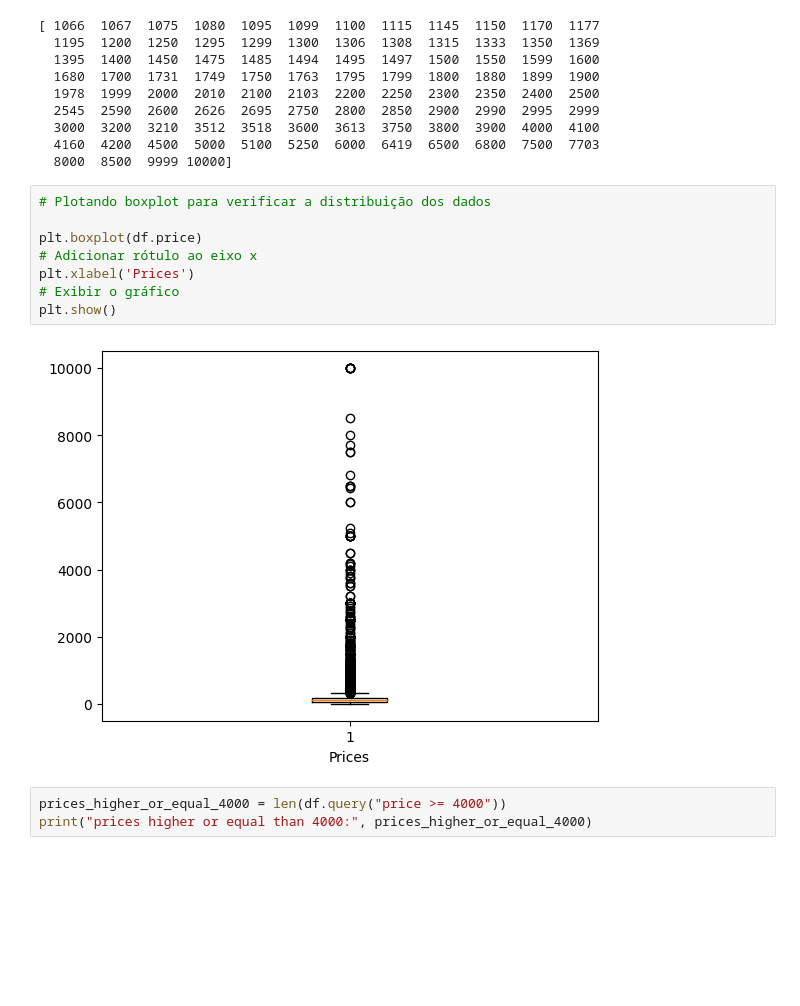
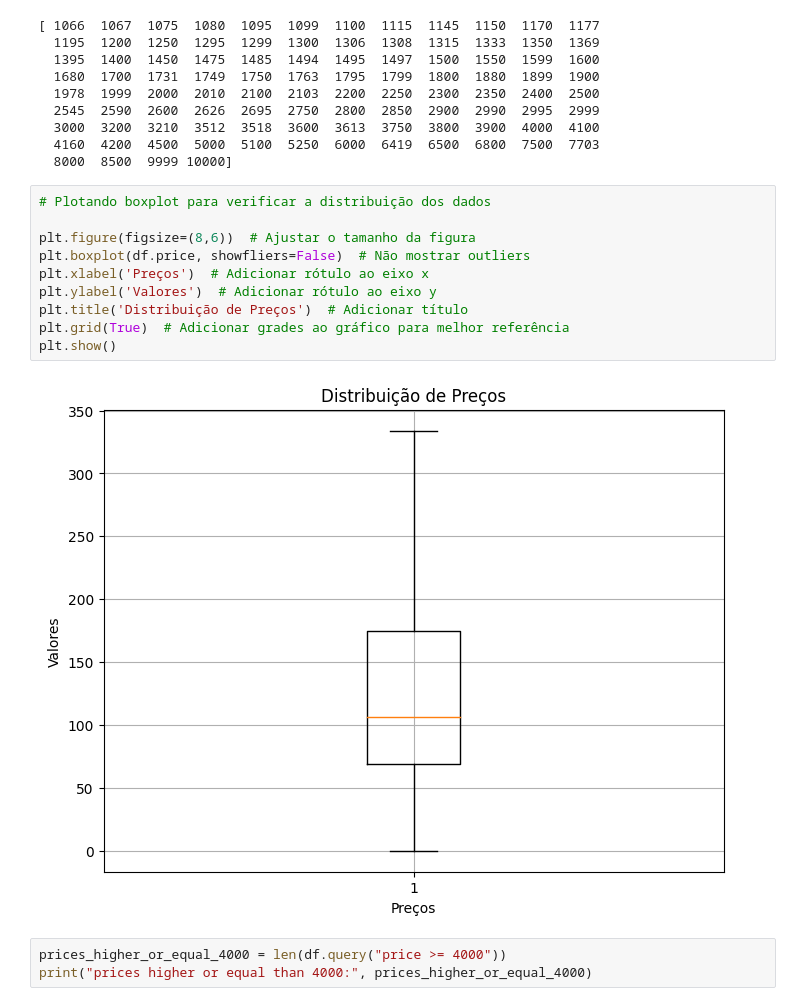
Before and after one commit to olucascruz/analise_exploratoria, a Jupyter notebook: analise_precificacao.ipynb, the cells around one changed output. Cells and saved outputs as stored; diff of their text form; blank space fills up the shorter version.

```diff
--- a/analise_precificacao.ipynb
+++ b/analise_precificacao.ipynb
@@ -116,13 +135,15 @@ print(bigger_prices)
 # %%
 # Plotando boxplot para verificar a distribuição dos dados
 
-plt.boxplot(df.price)
-# Adicionar rótulo ao eixo x
-plt.xlabel('Prices')
-# Exibir o gráfico
+plt.figure(figsize=(8,6))  # Ajustar o tamanho da figura
+plt.boxplot(df.price, showfliers=False)  # Não mostrar outliers
+plt.xlabel('Preços')  # Adicionar rótulo ao eixo x
+plt.ylabel('Valores')  # Adicionar rótulo ao eixo y
+plt.title('Distribuição de Preços')  # Adicionar título
+plt.grid(True)  # Adicionar grades ao gráfico para melhor referência
 plt.show()
 # %% [output]
-[figure, old version]
+[figure, new version]
 # %%
 prices_higher_or_equal_4000 = len(df.query("price >= 4000"))
 print("prices higher or equal than 4000:", prices_higher_or_equal_4000)
```
Also changed, not shown: parts of 27 cells of this notebook.
